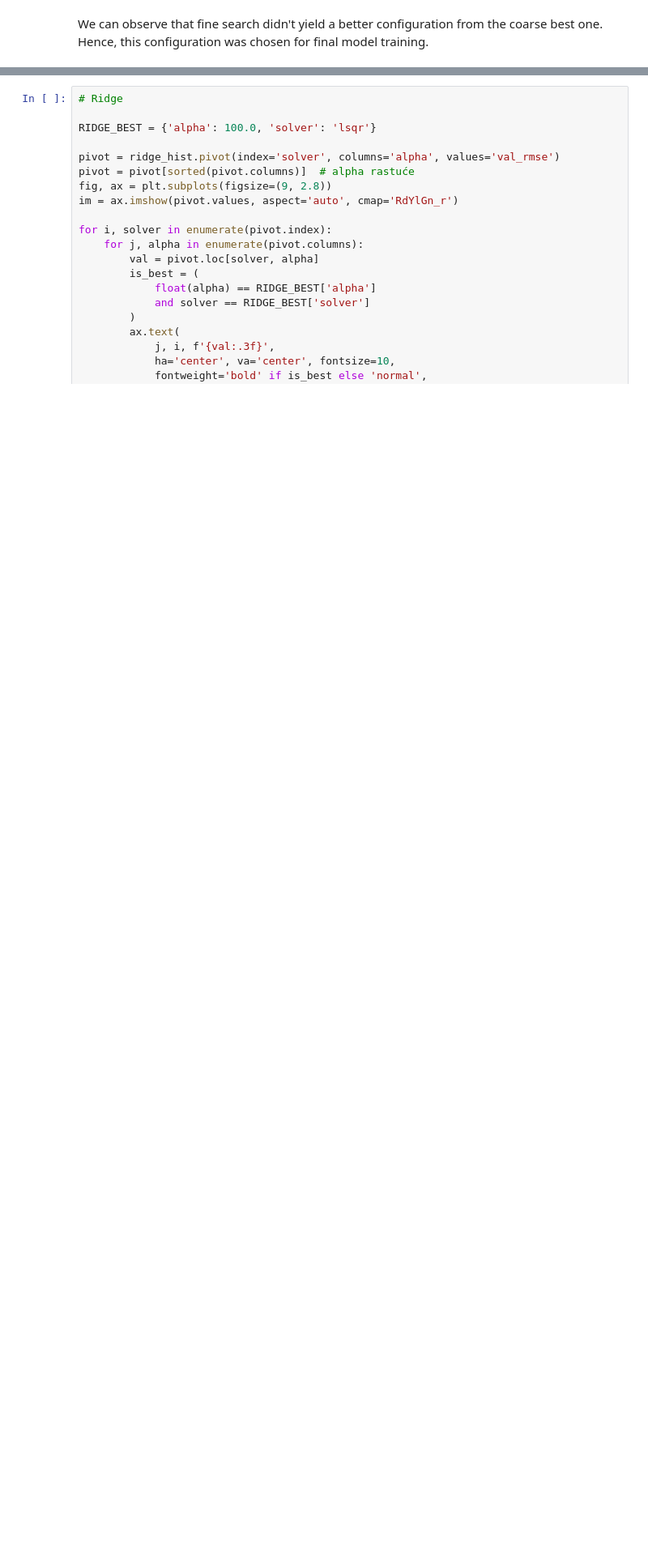
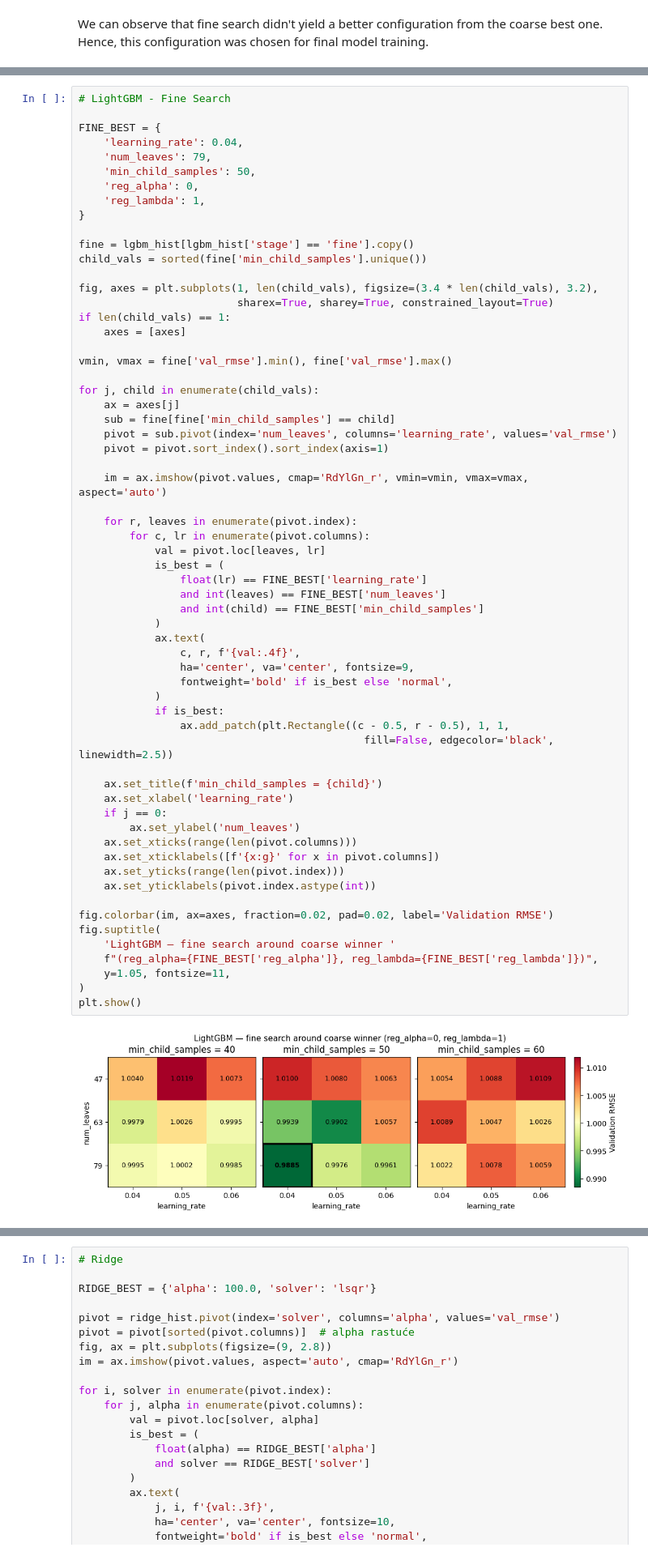
Before and after one commit to killica/DrugDiscovery, a Jupyter notebook: data/03_models.ipynb, the cells around one changed output, grey strips where cells are left out. Shown at 81% size. Cells and saved outputs as stored; diff of their text form; blank space fills up the shorter version.

```diff
--- a/data/03_models.ipynb
+++ b/data/03_models.ipynb
@@ -682,0 +753,64 @@ We can observe that fine search didn't yield a better configuration from the coa
+# %%
+# LightGBM - Fine Search
+
+FINE_BEST = {
+    'learning_rate': 0.04,
+    'num_leaves': 79,
+    'min_child_samples': 50,
+    'reg_alpha': 0,
+    'reg_lambda': 1,
+}
+
+fine = lgbm_hist[lgbm_hist['stage'] == 'fine'].copy()
+child_vals = sorted(fine['min_child_samples'].unique())
+
+fig, axes = plt.subplots(1, len(child_vals), figsize=(3.4 * len(child_vals), 3.2),
+                         sharex=True, sharey=True, constrained_layout=True)
+if len(child_vals) == 1:
+    axes = [axes]
+
+vmin, vmax = fine['val_rmse'].min(), fine['val_rmse'].max()
+
+for j, child in enumerate(child_vals):
+    ax = axes[j]
+    sub = fine[fine['min_child_samples'] == child]
+    pivot = sub.pivot(index='num_leaves', columns='learning_rate', values='val_rmse')
+    pivot = pivot.sort_index().sort_index(axis=1)
+
+    im = ax.imshow(pivot.values, cmap='RdYlGn_r', vmin=vmin, vmax=vmax, aspect='auto')
+
+    for r, leaves in enumerate(pivot.index):
+        for c, lr in enumerate(pivot.columns):
+            val = pivot.loc[leaves, lr]
+            is_best = (
+                float(lr) == FINE_BEST['learning_rate']
+                and int(leaves) == FINE_BEST['num_leaves']
+                and int(child) == FINE_BEST['min_child_samples']
+            )
+            ax.text(
+                c, r, f'{val:.4f}',
+                ha='center', va='center', fontsize=9,
+                fontweight='bold' if is_best else 'normal',
+            )
+            if is_best:
+                ax.add_patch(plt.Rectangle((c - 0.5, r - 0.5), 1, 1,
+                                             fill=False, edgecolor='black', linewidth=2.5))
+
+    ax.set_title(f'min_child_samples = {child}')
+    ax.set_xlabel('learning_rate')
+    if j == 0:
+        ax.set_ylabel('num_leaves')
+    ax.set_xticks(range(len(pivot.columns)))
+    ax.set_xticklabels([f'{x:g}' for x in pivot.columns])
+    ax.set_yticks(range(len(pivot.index)))
+    ax.set_yticklabels(pivot.index.astype(int))
+
+fig.colorbar(im, ax=axes, fraction=0.02, pad=0.02, label='Validation RMSE')
+fig.suptitle(
+    'LightGBM — fine search around coarse winner '
+    f"(reg_alpha={FINE_BEST['reg_alpha']}, reg_lambda={FINE_BEST['reg_lambda']})",
+    y=1.05, fontsize=11,
+)
+plt.show()
+# %% [output]
+[figure, added]
```
Also changed, not shown: parts of 4 cells of this notebook.
